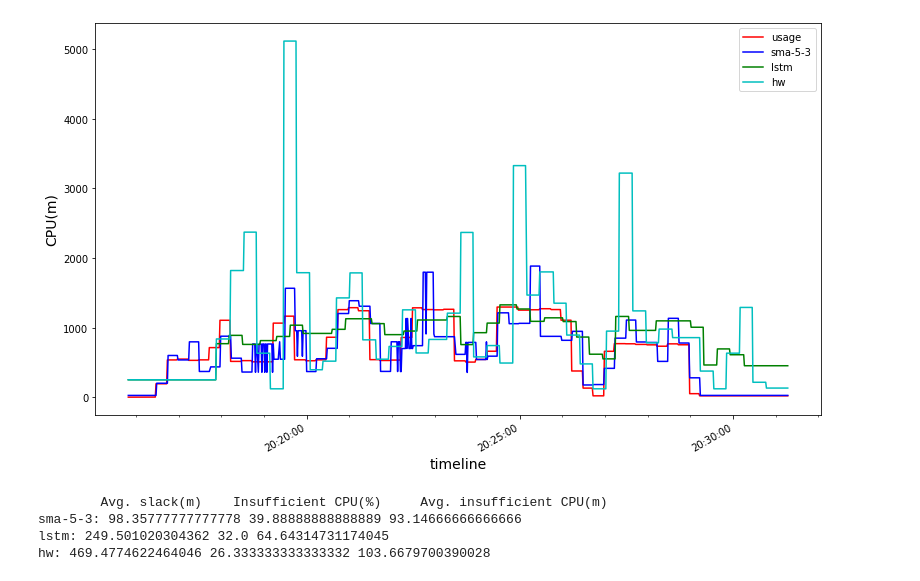
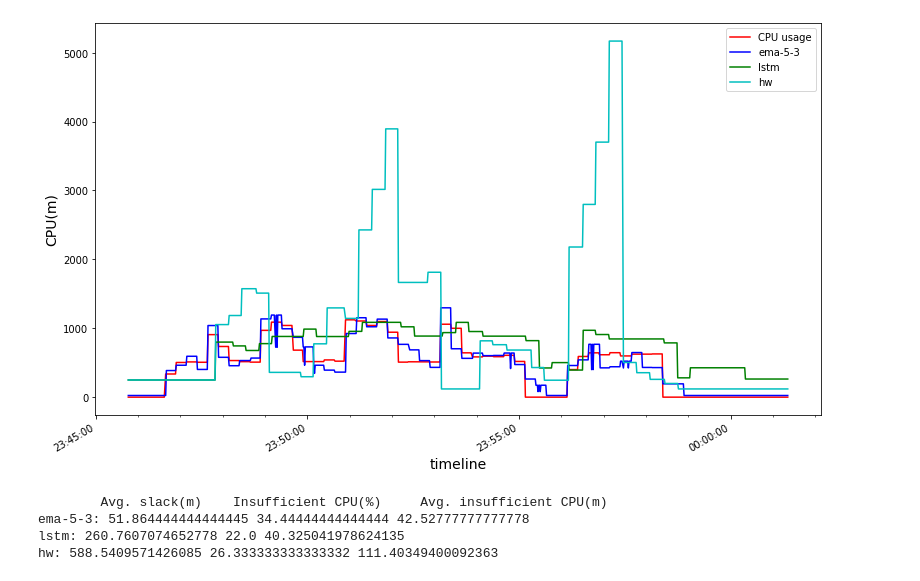
Before and after one commit to ZhaoNeil/On-Demand-Resizing, a Jupyter notebook: data/comparison.ipynb, the cells around one changed output. Saved outputs shown, nothing was run; the diff lists cells and outputs as text; code cells hidden in the pictures.

```diff
--- a/data/comparison.ipynb
+++ b/data/comparison.ipynb
@@ -20,4 +20,5 @@ import warnings
 warnings.filterwarnings('ignore')
 # %%
 mongoclient = pymongo.MongoClient("mongodb://localhost:27017/")
-db = mongoclient['sma-5-3']
+db = mongoclient['ema-5-3-aload']
+db.name
@@ -184,7 +187,7 @@ while i <= len(series):
     n = calc_n(i, season_len, history_len)
 
     #HW model
-    if i % 20 == 0 or hw_model is None:
+    if i % 60 == 0 or hw_model is None:
         hw_model = ExponentialSmoothing(series_part[-n:], trend="add", seasonal="add", seasonal_periods=season_len)
         model_fit = hw_model.fit()
 
@@ -268,19 +271,19 @@ while i <= len(series):
 # %%
 fig, ax = plt.subplots(1,1,figsize=(13,8),sharex=True,sharey=True)
 # ax.scatter(request.time, request.cpu,marker='.',label='request')
-ax.plot(usage.time, usage.cpu,label='usage',color='r')
-ax.plot(vpa.time, vpa.target_cpu,label='sma-5-3',color='b')
+ax.plot(usage.time, usage.cpu,label='CPU usage',color='r')
+ax.plot(vpa.time, vpa.target_cpu,label='ema-5-3',color='b')
 ax.plot(usage.time, lstm_requests[:len(usage.time)],label='lstm',color='g')
 ax.plot(usage.time, hw_requests[:len(usage.time)],label='hw',color='c')
 ax.legend()
 ax.set_ylabel('CPU(m)', fontsize=14)
 ax.set_xlabel('timeline', fontsize=14)
 ax.xaxis.set_major_formatter(mdates.DateFormatter('%H:%M:%S'))
 ax.xaxis.set_minor_locator(mdates.MinuteLocator())
 fig.autofmt_xdate() #rotate labels
 plt.show()
 # %% [output]
-[figure, old version]
+[figure, new version]
 # %%
 def evaluate(usage, prediction):
     slack = list(map(operator.sub, prediction, usage))
@@ -302,11 +305,11 @@ sma = evaluate(usage.cpu, vpa.target_cpu)
 lstm = evaluate(usage.cpu, lstm_requests)
 hw = evaluate(usage.cpu, hw_requests)
 print("\tAvg. slack(m)\t Insufficient CPU(%)\t Avg. insufficient CPU(m)")
-print("sma-5-3:", sma[0], sma[1], sma[2])
+print("ema-5-3:", sma[0], sma[1], sma[2])
 print("lstm:", lstm[0], lstm[1], lstm[2])
 print("hw:", hw[0], hw[1], hw[2])
 # %% [output]
         Avg. slack(m)    Insufficient CPU(%)     Avg. insufficient CPU(m)
-sma-5-3: 98.35777777777778 39.88888888888889 93.14666666666666
-lstm: 249.501020304362 32.0 64.64314731174045
-hw: 469.4774622464046 26.333333333333332 103.6679700390028
+ema-5-3: 51.864444444444445 34.44444444444444 42.52777777777778
+lstm: 260.7607074652778 22.0 40.325041978624135
+hw: 588.5409571426085 26.333333333333332 111.40349400092363
```
Also changed, not shown: parts of 2 cells of this notebook, 5 other files.
